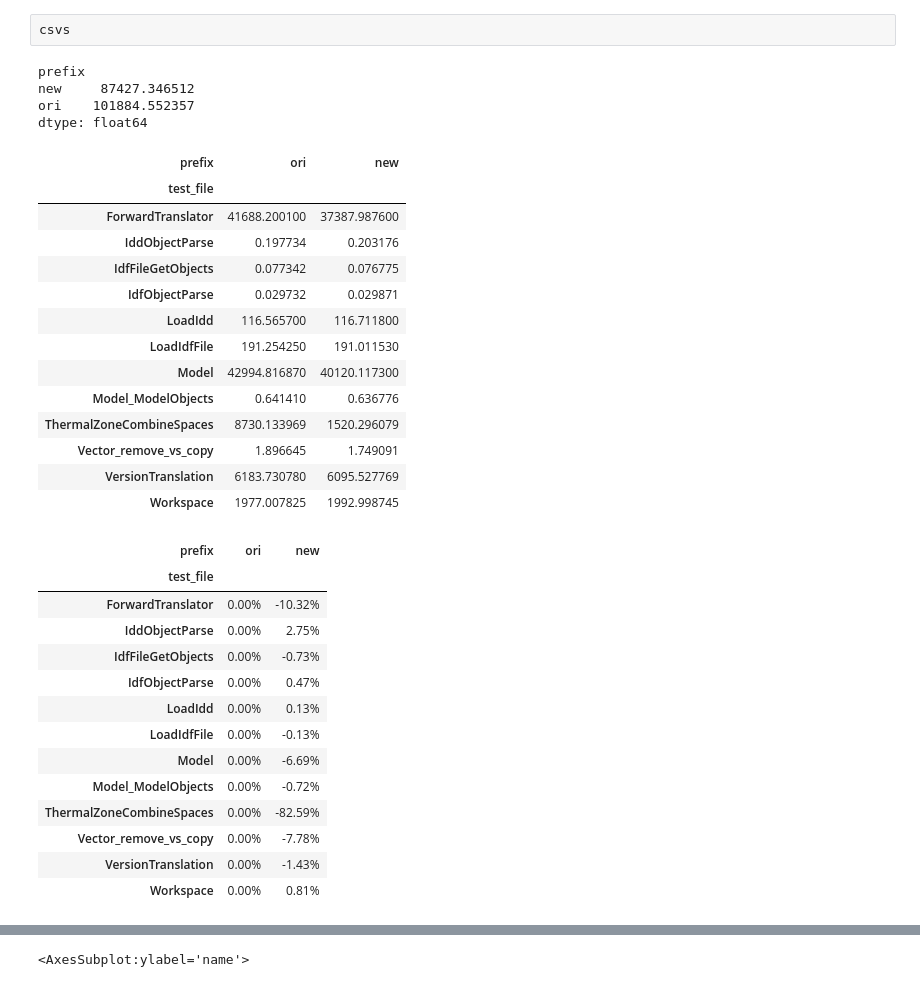
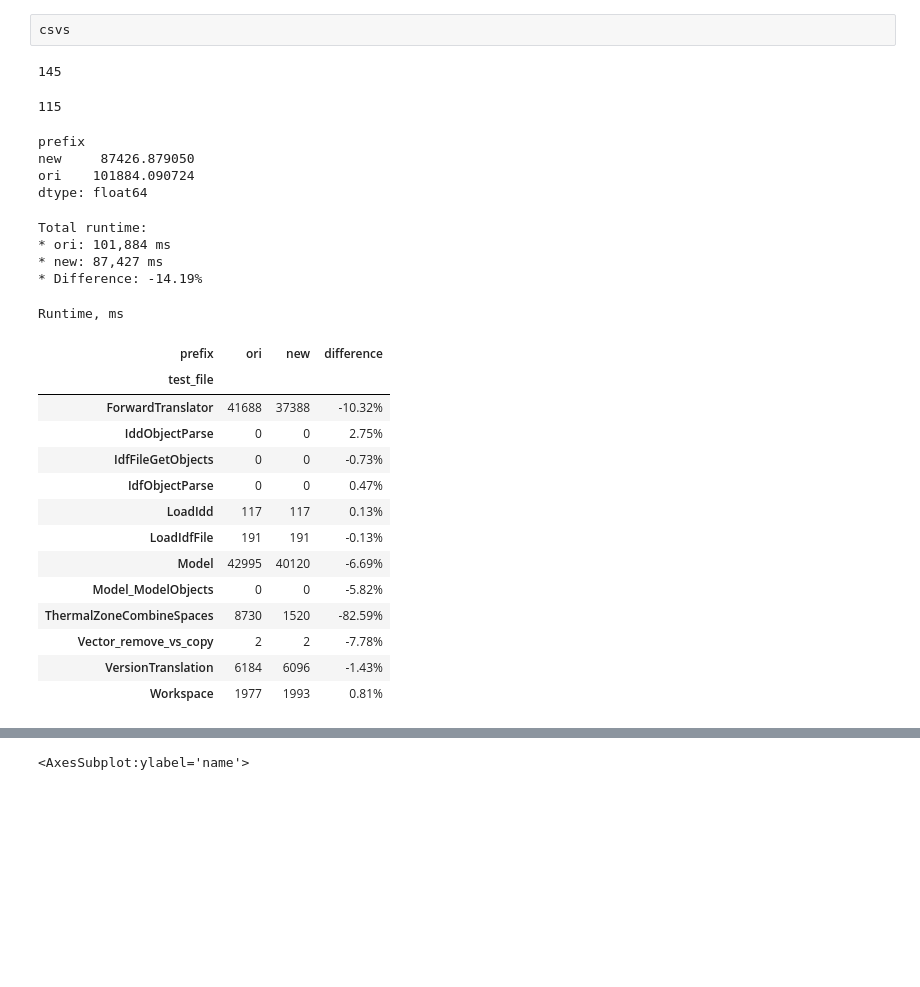
Before and after one commit to NREL/OpenStudio-benchmarks, a Jupyter notebook: Compare_Benchmarks.ipynb, the cells around one changed output, grey strips where cells are left out. Cells and saved outputs as stored; diff of their text form; code cells hidden in the pictures; blank space fills up the shorter version.

```diff
--- a/Compare_Benchmarks.ipynb
+++ b/Compare_Benchmarks.ipynb
@@ -75,47 +75,52 @@ df.set_index(['prefix', 'test_file'], append=True, inplace=True)
 df_real = df['real_time'].unstack('prefix')
 # %%
 df_real = df_real[['ori', 'new']]
+# %%
+df_real.index.size
+# %% [output]
+145
+# %%
+df_real = df_real.loc[[x for x in df_real.index if not x[1] == 'Model_ModelObjects' or not 'Proposed' in x[0]]]
+df_real.index.size
+# %% [output]
+115
 # %%
 df_real.sum(axis=0).sort_values()
 # %% [output]
 prefix
-new     87427.346512
-ori    101884.552357
+new     87426.879050
+ori    101884.090724
 dtype: float64
+# %%
+total = df_real.sum(axis=0).sort_values()
+total_new = total['new']
+total_ori = total['ori']
+print(f"Total runtime:")
+print(f"* ori: {total_ori:,.0f} ms")
+print(f"* new: {total_new:,.0f} ms")
+print(f"* Difference: {total_new / total_ori - 1:.2%}")
+# %% [output]
+Total runtime:
+* ori: 101,884 ms
+* new: 87,427 ms
+* Difference: -14.19%
 # %%
 df_sum = df_real[df_real['ori'].notnull()].groupby('test_file').sum()
-df_sum[['ori', 'new']]
+df_sum['difference'] = df_sum['new'].divide(df_sum['ori']) - 1
+df_sum.style.format("{:.0f}").format("{:.2%}", subset='difference').set_caption("Runtime, ms")
 # %% [output]
+Runtime, ms
-| prefix | ori | new |
-| test_file |  |  |
-| ForwardTranslator | 41688.200100 | 37387.987600 |
-| IddObjectParse | 0.197734 | 0.203176 |
-| IdfFileGetObjects | 0.077342 | 0.076775 |
-| IdfObjectParse | 0.029732 | 0.029871 |
-| LoadIdd | 116.565700 | 116.711800 |
-| LoadIdfFile | 191.254250 | 191.011530 |
-| Model | 42994.816870 | 40120.117300 |
-| Model_ModelObjects | 0.641410 | 0.636776 |
-| ThermalZoneCombineSpaces | 8730.133969 | 1520.296079 |
-| Vector_remove_vs_copy | 1.896645 | 1.749091 |
-| VersionTranslation | 6183.730780 | 6095.527769 |
-| Workspace | 1977.007825 | 1992.998745 |
+| prefix | ori | new | difference |
+| test_file |  |  |  |
+| ForwardTranslator | 41688 | 37388 | -10.32% |
+| IddObjectParse | 0 | 0 | 2.75% |
+| IdfFileGetObjects | 0 | 0 | -0.73% |
+| IdfObjectParse | 0 | 0 | 0.47% |
+| LoadIdd | 117 | 117 | 0.13% |
+| LoadIdfFile | 191 | 191 | -0.13% |
+| Model | 42995 | 40120 | -6.69% |
+| Model_ModelObjects | 0 | 0 | -5.82% |
+| ThermalZoneCombineSpaces | 8730 | 1520 | -82.59% |
+| Vector_remove_vs_copy | 2 | 2 | -7.78% |
+| VersionTranslation | 6184 | 6096 | -1.43% |
+| Workspace | 1977 | 1993 | 0.81% |
-# %%
-df_byfile = df_sum[['ori', 'new']].groupby('test_file').sum()
-
-(df_byfile.divide(df_byfile['ori'], axis=0) - 1).style.format('{:.2%}')
-# %% [output]
-| prefix | ori | new |
-| test_file |  |  |
-| ForwardTranslator | 0.00% | -10.32% |
-| IddObjectParse | 0.00% | 2.75% |
-| IdfFileGetObjects | 0.00% | -0.73% |
-| IdfObjectParse | 0.00% | 0.47% |
-| LoadIdd | 0.00% | 0.13% |
-| LoadIdfFile | 0.00% | -0.13% |
-| Model | 0.00% | -6.69% |
-| Model_ModelObjects | 0.00% | -0.72% |
-| ThermalZoneCombineSpaces | 0.00% | -82.59% |
-| Vector_remove_vs_copy | 0.00% | -7.78% |
-| VersionTranslation | 0.00% | -1.43% |
-| Workspace | 0.00% | 0.81% |
```
Also changed, not shown: parts of 4 cells of this notebook.
